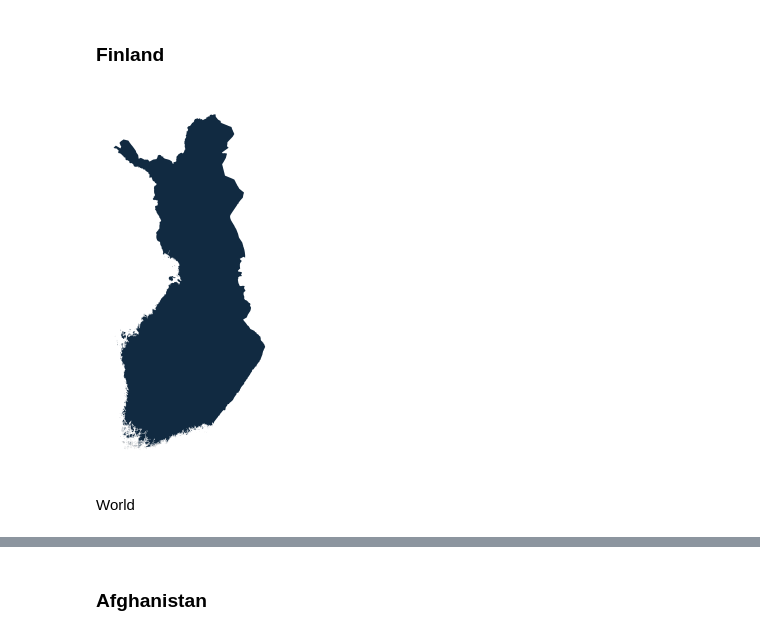
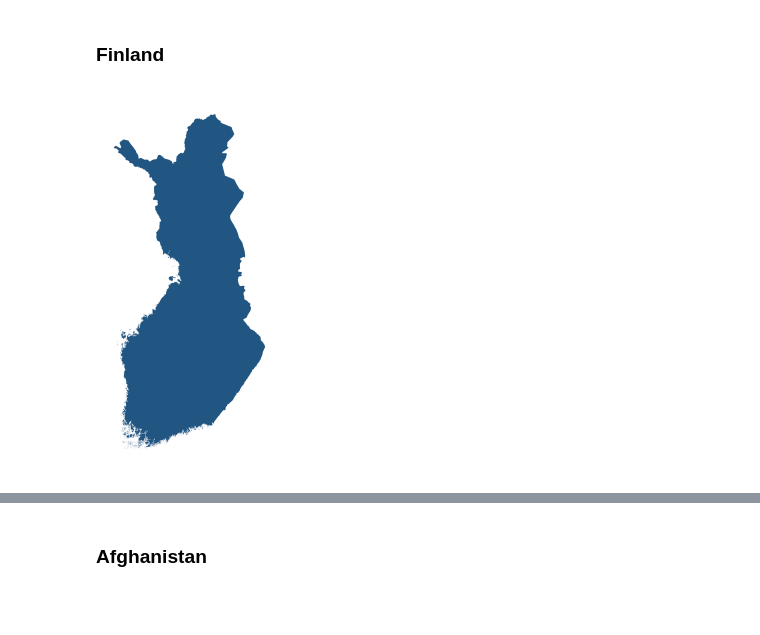
Before and after one commit to gabis96/ML-models-comparison, a Jupyter notebook: notebooks/5.visualization.ipynb, the cells around one changed output, grey strips where cells are left out. Saved outputs shown, nothing was run; the diff lists cells and outputs as text; code cells hidden in the pictures; blank space fills up the shorter version.

```diff
--- a/notebooks/5.visualization.ipynb
+++ b/notebooks/5.visualization.ipynb
@@ -48,10 +48,8 @@ ax.set_axis_off()
 # %%
 file = "../data/maps/finland.json"
 # get_country_geojson(file, 'FIN') # already done
 map_df = gpd.read_file(file)
-ax = map_df.plot(color='#112A41')
+ax = map_df.plot(color='#215582')
 ax.set_axis_off()
 # %% [output]
-[figure, old version]
+[figure, new version]
-# %% [markdown]
-World
```
Also changed, not shown: parts of 4 cells of this notebook, 9 other files.
